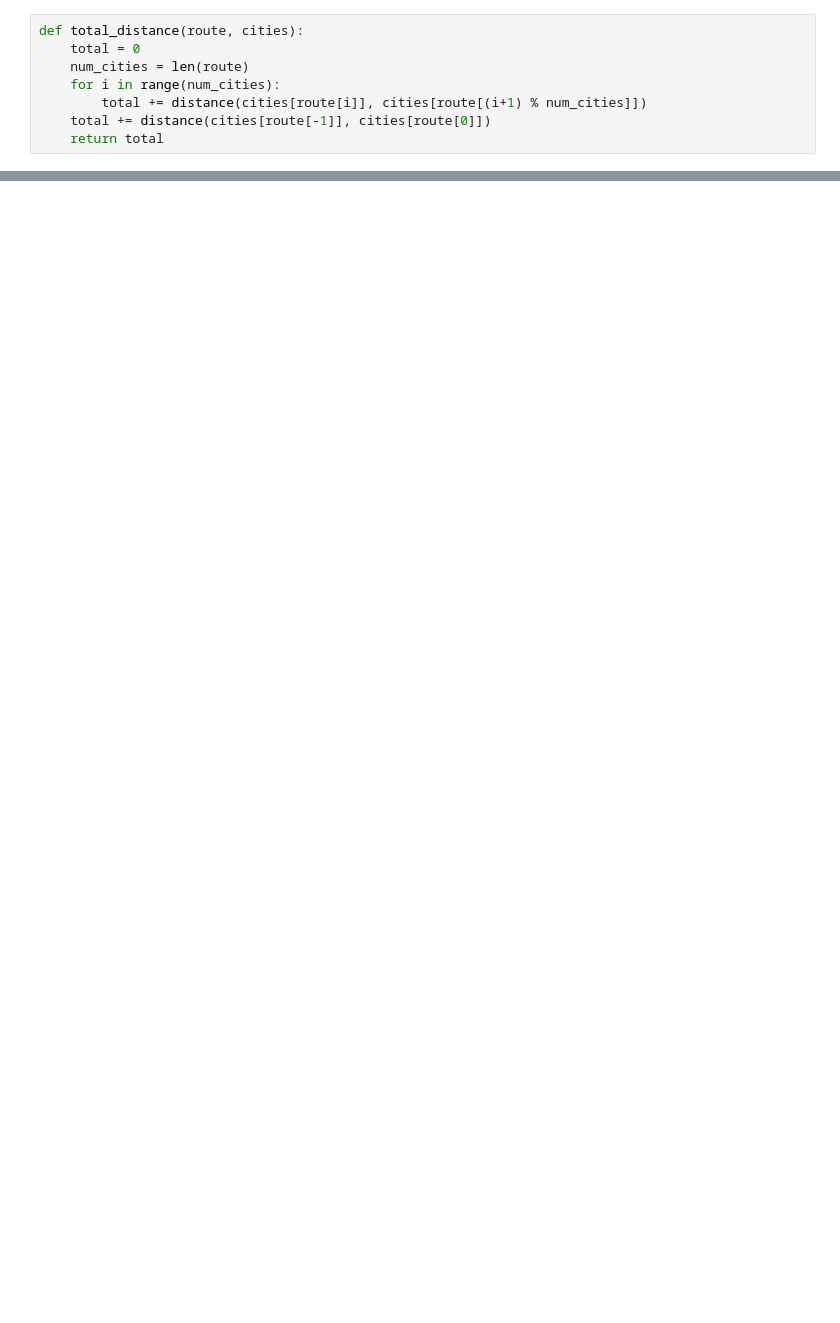
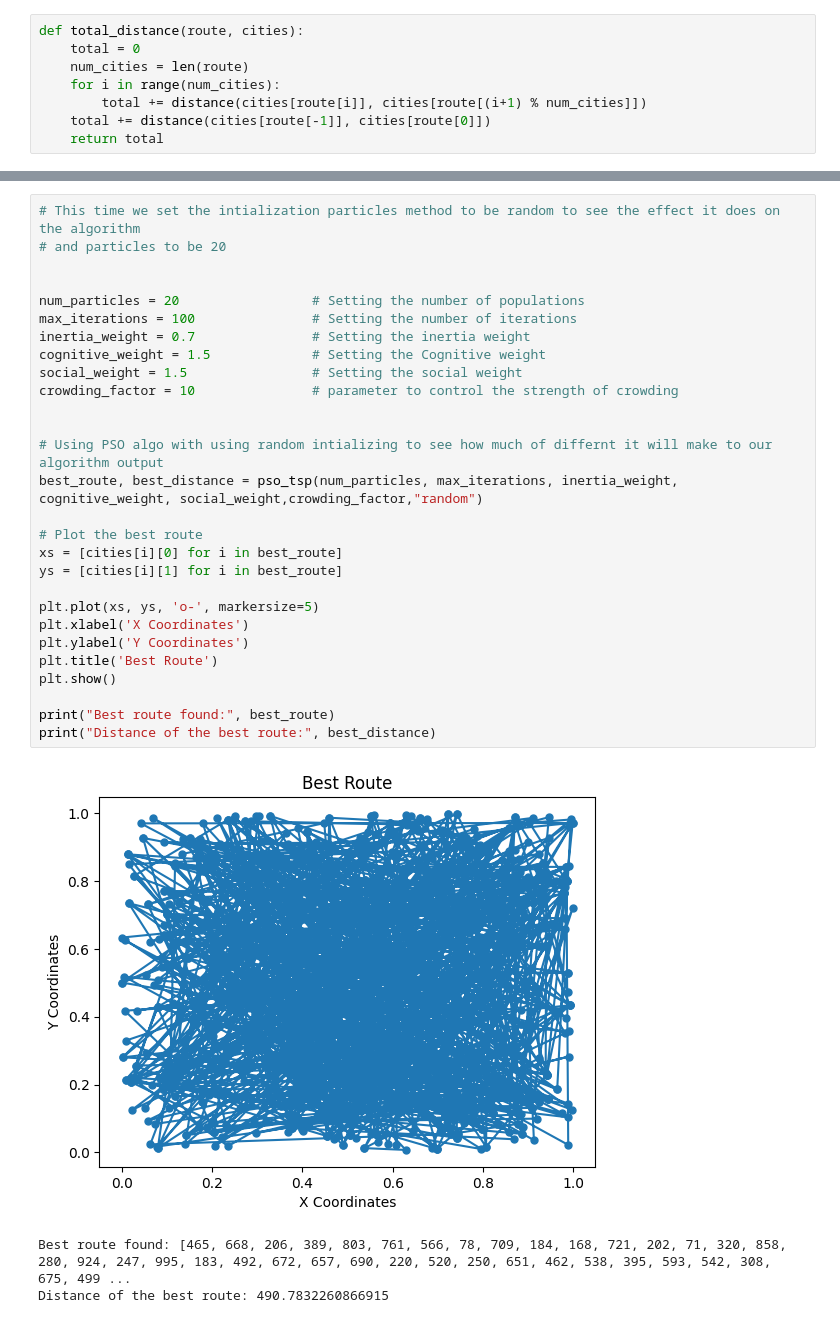
Before and after one commit to MedoHaytham/EA-TSP-problem, a Jupyter notebook: PSO.ipynb, the cells around one changed output, grey strips where cells are left out. Cells and saved outputs as stored; diff of their text form; blank space fills up the shorter version.

```diff
--- a/PSO.ipynb
+++ b/PSO.ipynb
@@ -136,0 +181,32 @@ Distance of the best route: 28.22815926369937
+# %%
+# This time we set the intialization particles method to be random to see the effect it does on the algorithm
+# and particles to be 20
+
+
+num_particles = 20                 # Setting the number of populations
+max_iterations = 100               # Setting the number of iterations
+inertia_weight = 0.7               # Setting the inertia weight
+cognitive_weight = 1.5             # Setting the Cognitive weight
+social_weight = 1.5                # Setting the social weight
+crowding_factor = 10               # parameter to control the strength of crowding
+
+
+# Using PSO algo with using random intializing to see how much of differnt it will make to our algorithm output
+best_route, best_distance = pso_tsp(num_particles, max_iterations, inertia_weight, cognitive_weight, social_weight,crowding_factor,"random")
+
+# Plot the best route
+xs = [cities[i][0] for i in best_route]
+ys = [cities[i][1] for i in best_route]
+
+plt.plot(xs, ys, 'o-', markersize=5)
+plt.xlabel('X Coordinates')
+plt.ylabel('Y Coordinates')
+plt.title('Best Route')
+plt.show()
+
+print("Best route found:", best_route)
+print("Distance of the best route:", best_distance)
+# %% [output]
+[figure, added]
+Best route found: [465, 668, 206, 389, 803, 761, 566, 78, 709, 184, 168, 721, 202, 71, 320, 858, 280, 924, 247, 995, 183, 492, 672, 657, 690, 220, 520, 250, 651, 462, 538, 395, 593, 542, 308, 675, 499 ...
+Distance of the best route: 490.7832260866915
```
Also changed, not shown: parts of 7 cells of this notebook, 12 other files.
